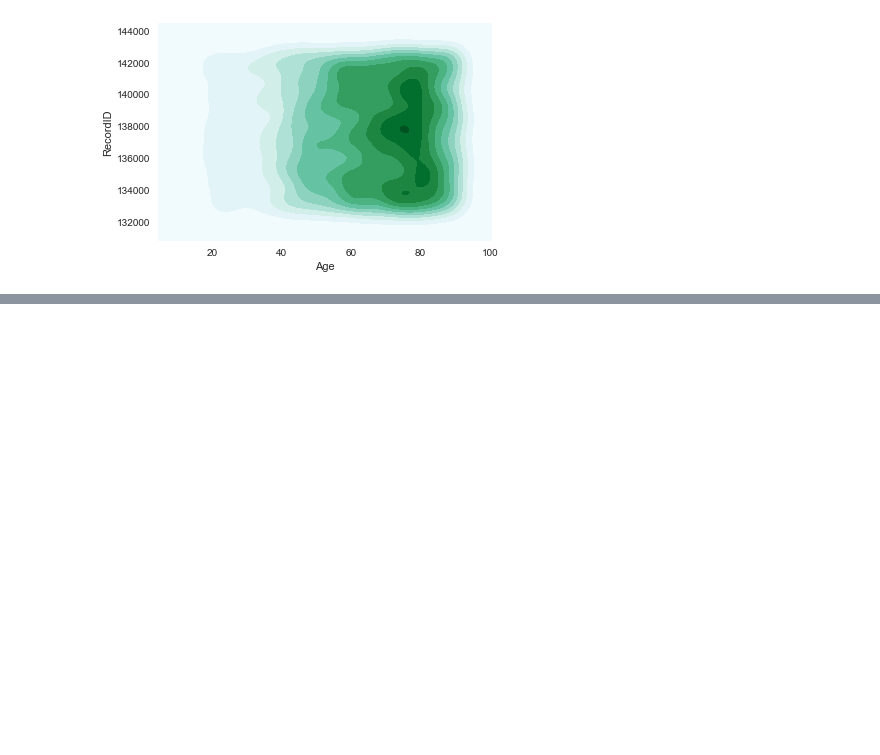
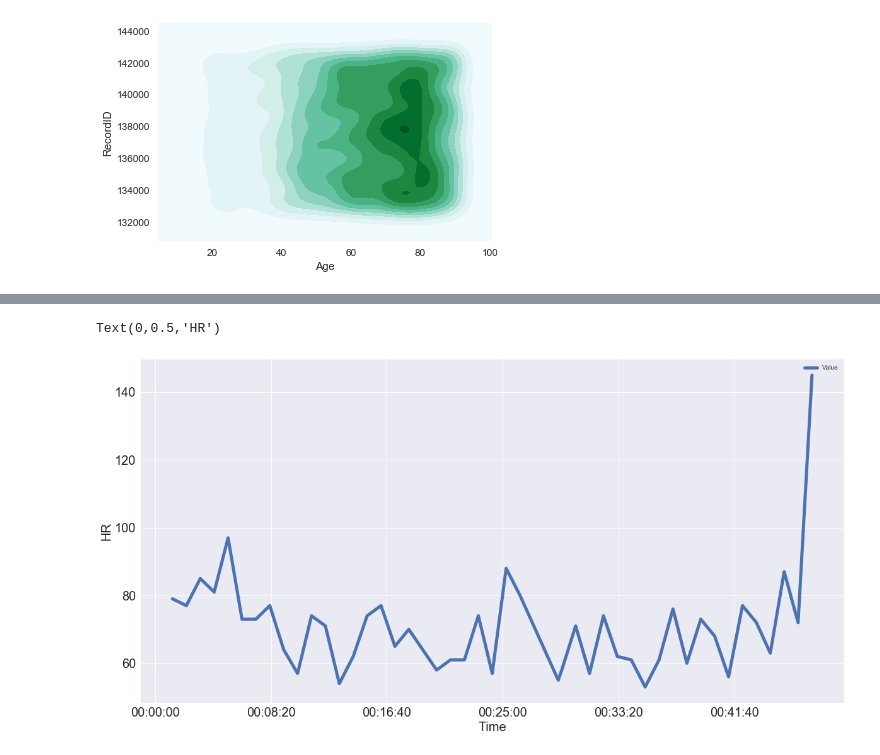
Before and after one commit to meesum-Ali/DataScience, a Jupyter notebook: AI_ClassAssignment_Waseem.ipynb, the cells around one changed output, grey strips where cells are left out. Drawn from its saved outputs; the diff is of its cells as text; code cells hidden in the pictures; blank space fills up the shorter version.

```diff
--- a/AI_ClassAssignment_Waseem.ipynb
+++ b/AI_ClassAssignment_Waseem.ipynb
@@ -93,0 +154,2 @@ DfForHistogram.Age.plot(kind='hist', figsize=(50,50))
+# %%
+groups = tdf.groupby('Parameter')
@@ -93,0 +167,2 @@ DfForHistogram.Age.plot(kind='hist', figsize=(50,50))
+# %%
+hr_ts = groups.get_group('HR')
@@ -93,0 +180,2 @@ DfForHistogram.Age.plot(kind='hist', figsize=(50,50))
+# %%
+hr_ts.set_index(hr_ts.Time, inplace=True)
@@ -93,0 +203,8 @@ DfForHistogram.Age.plot(kind='hist', figsize=(50,50))
+# %%
+hr_ts = hr_ts.drop(columns=['Time'])
+# %%
+hr_ts.plot(figsize=(20,10), linewidth=5, fontsize=20)
+plt.xlabel('Time', fontsize=20);plt.ylabel('HR',fontsize=20)
+# %% [output]
+Text(0,0.5,'HR')
+[figure, added]
```
Also changed, not shown: parts of 12 cells of this notebook.
